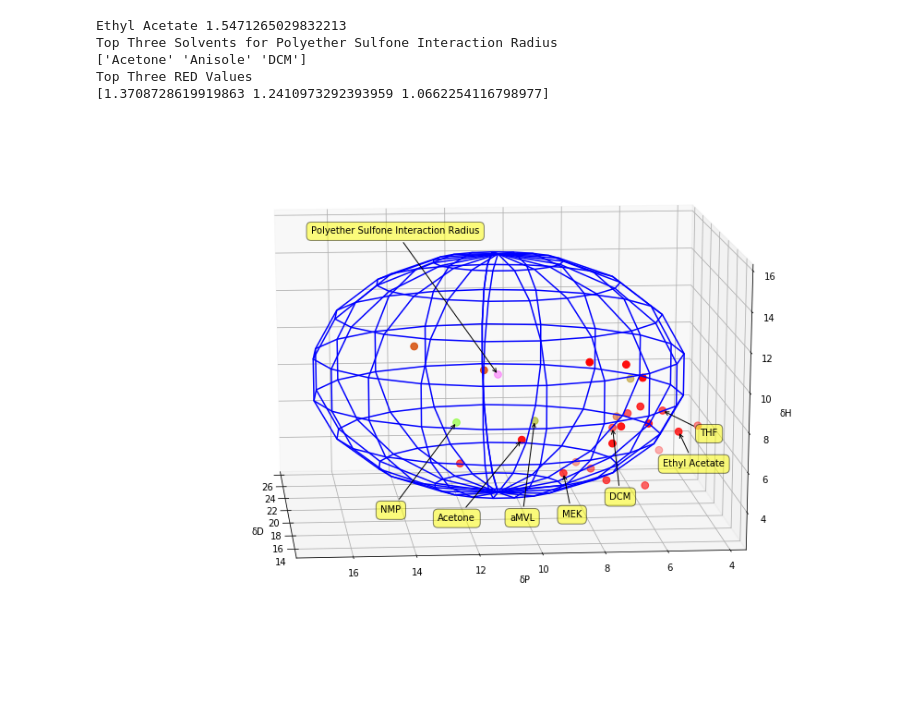
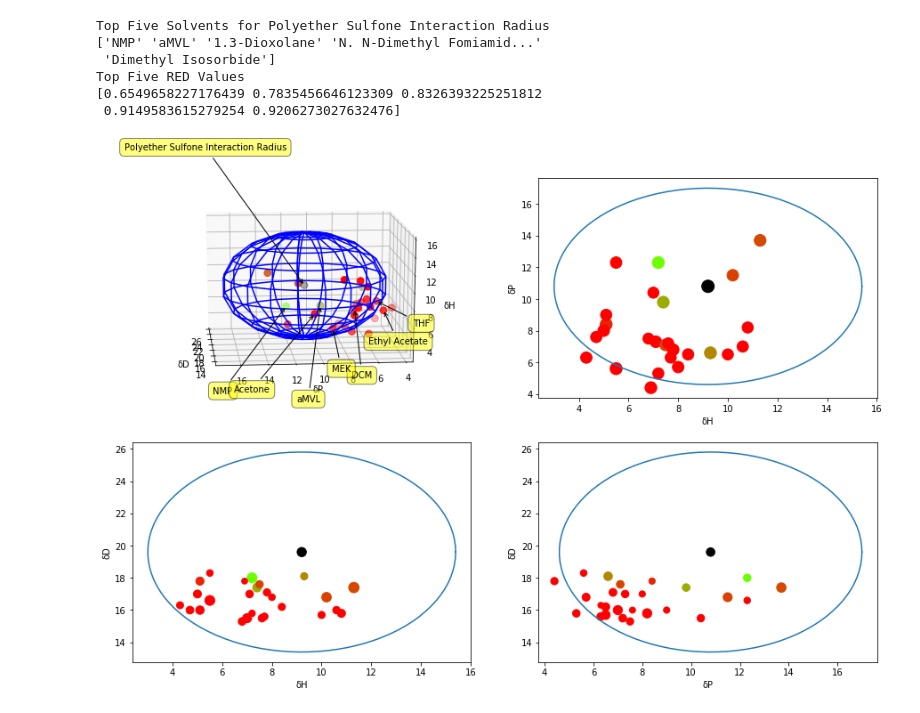
Before and after one commit to neltnerb/Solvent_Chart, a Jupyter notebook: Solvents.ipynb, the cells around one changed output. Cells and saved outputs as stored; diff of their text form; code cells hidden in the pictures; blank space fills up the shorter version.

Commit message:
added 2D projection charts with size equal to distance from zero along third axis and circle for the interaction radius of the polymer.

```diff
--- a/Solvents.ipynb
+++ b/Solvents.ipynb
@@ -53,7 +53,7 @@ H = df['δH'].values
 # Calculate the Hansen Solubility
 
 fig = plt.figure(figsize=(15, 10))
-ax = fig.add_subplot(111, projection='3d')
+ax = fig.add_subplot(221, projection='3d')
 ax.view_init(15, 175)
 
 SelectedPolymer = PES
@@ -80,7 +80,7 @@ greenvals = greenvals/max(greenvals[0:-2])
 redvals = redvals/max(redvals[0:-2])
 for i in range(0, greenvals.size-1):
     colors.append((min(1, redvals[i]), min(1, greenvals[i]), 0, 1))
-colors.append((1, 0, 1, 1))
+colors.append((0, 0, 0, 1))
 
 # Add axes labels.
 ax.set_xlabel('δD')
@@ -92,43 +92,72 @@ ax.scatter(D,P,H, s=markersize, c=colors, marker='o', depthshade=True)
 
 u, v = np.mgrid[0:2*np.pi:20j, 0:np.pi:10j]
 x = SelectedPolymer[0]+SelectedPolymer[3]*np.cos(u)*np.sin(v)
 y = SelectedPolymer[1]+SelectedPolymer[3]*np.sin(u)*np.sin(v)
 z = SelectedPolymer[2]+SelectedPolymer[3]*np.cos(v)
 ax.plot_wireframe(x, y, z, color="b")
 
 # Add titles for the desired chemicals.
 #for i in range(0, 25):
 #    addtitle(i)
 addtitle(0, 0, -110)
 addtitle(1, 20, -80)
 addtitle(3, -60, -100)
 addtitle(13, 60, -30)
 addtitle(25, 50, -40)
 addtitle(10, -50, -90)
 addtitle(9, 20, -50)
 addtitle(26, -20, 150)
 
-print(Names[25], RED[25])
+# Here are the three 3D projections
+
+HvP = fig.add_subplot(222)
+markersize=10*D
+HvP.scatter(H, P, s=markersize, c=colors, marker='o')
+HvP.set_xlabel('δH')
+HvP.set_ylabel('δP')
+t = np.mgrid[0:2*np.pi:100j]
+x = SelectedPolymer[2]+SelectedPolymer[3]*np.cos(t)
+y = SelectedPolymer[1]+SelectedPolymer[3]*np.sin(t)
+HvP.plot(x,y)
+
+HvD = fig.add_subplot(223)
+markersize=10*P
+HvD.scatter(H, D, s=markersize, c=colors, marker='o')
+HvD.set_xlabel('δH')
+HvD.set_ylabel('δD')
+x = SelectedPolymer[2]+SelectedPolymer[3]*np.cos(t)
+y = SelectedPolymer[0]+SelectedPolymer[3]*np.sin(t)
+HvD.plot(x,y)
+
+PvD = fig.add_subplot(224)
+markersize=10*H
+PvD.scatter(P, D, s=markersize, c=colors, marker='o')
+PvD.set_xlabel('δP')
+PvD.set_ylabel('δD')
+x = SelectedPolymer[1]+SelectedPolymer[3]*np.cos(t)
+y = SelectedPolymer[0]+SelectedPolymer[3]*np.sin(t)
+PvD.plot(x,y)
 
 # Finally, let's produce a list of the best solvents for our chosen polymer.
 
 dtype = [('RED', float), ('D', float), ('P', float), ('H', float), ('Name', 'S22')]
 solvents = np.stack([RED, D, P, H, Names])
-ind = np.argsort(solvents[0,1:-2])
-sorted_solvents = solvents[1:-2,ind]
-print("Top Three Solvents for " + PolymerTitle)
-print(solvents[4,ind[1:4]])
-print("Top Three RED Values")
-print(solvents[0,ind[1:4]])
+ind = np.argsort(solvents[0,0:-2])
+sorted_solvents = solvents[:,ind]
+print("Top Five Solvents for " + PolymerTitle)
+print(solvents[4,ind[0:5]])
+print("Top Five RED Values")
+print(solvents[0,ind[0:5]])
 
 plt.show()
 
 # This shows each of the provided solvents, as well as the chosen polymer and the polymer's solubility radius.
 # Dots in green fell within the radius and are solvents for the polymer. Dots in red are insoluble.
 # %% [output]
-Ethyl Acetate 1.5471265029832213
-Top Three Solvents for Polyether Sulfone Interaction Radius
-['Acetone' 'Anisole' 'DCM']
-Top Three RED Values
-[1.3708728619919863 1.2410973292393959 1.0662254116798977]
+Top Five Solvents for Polyether Sulfone Interaction Radius
+['NMP' 'aMVL' '1.3-Dioxolane' 'N. N-Dimethyl Fomiamid...'
+ 'Dimethyl Isosorbide']
+Top Five RED Values
+[0.6549658227176439 0.7835456646123309 0.8326393225251812
+ 0.9149583615279254 0.9206273027632476]
-[figure, old version]
+[figure, new version]
```
